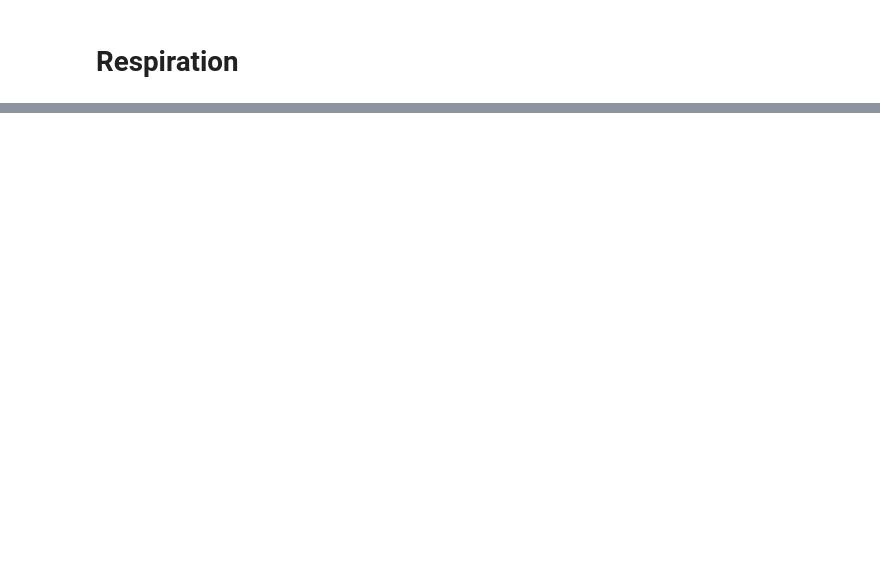
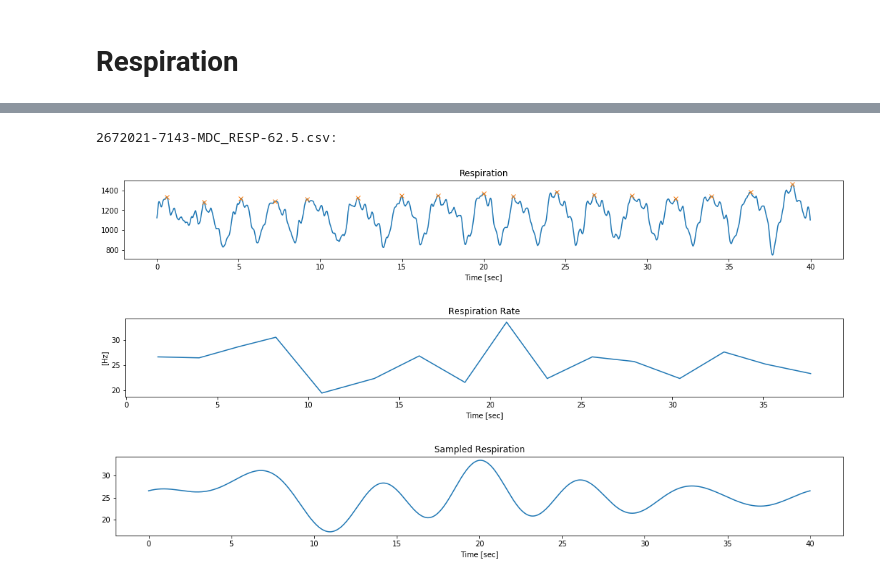
Before and after one commit to aliabufoul/SLDS, a Jupyter notebook: respiration.ipynb, the cells around one changed output, grey strips where cells are left out. Drawn from its saved outputs; the diff is of its cells as text; code cells hidden in the pictures; blank space fills up the shorter version.

```diff
--- a/respiration.ipynb
+++ b/respiration.ipynb
@@ -9,20 +10,2 @@ from scipy.signal import find_peaks
 import os
 from operator import itemgetter
-# %%
-t = np.arange(0, 5, 0.016)
-size = len(t)
-#print(size)
-resp = []
-for filename in os.listdir('samples'):
-    if "MDC_RESP-62.5" in filename:
-        print(filename+':')
-        with open('samples/'+filename, 'r') as f:
-            reader = csv.reader(f)
-            for row in reader:
-                resp.append(float(row[1]))
-            #print(resp[:size])
-            plt.plot(t,resp[:size])
-            plt.title('Respiration')
-            plt.xlabel('Time [sec]')
-            plt.show()
-            resp = []
@@ -42,0 +12,54 @@ for filename in os.listdir('samples'):
+# %%
+START_POINT=0
+END_POINT=40 # must be even number
+t = np.arange(START_POINT, END_POINT, 0.016)
+F = 1000
+
+resp = []
+rr_list = []
+for filename in os.listdir('samples'):
+    if "MDC_RESP-62.5" in filename:
+        print(filename+':')
+        with open('samples/'+filename, 'r') as f:
+            reader = csv.reader(f)
+            for row in reader:
+                resp.append(float(row[1]))
+
+            resp_small = np.array(resp[(int)(START_POINT*62.5):(int)(END_POINT*62.5)])
+            peaks,_=find_peaks(resp_small, distance=90, height=1200)
+            peaks_sec = (peaks + START_POINT*62.5) * 0.016
+
+            plt.figure(figsize=(18, 2))
+            plt.plot(t,resp_small)
+            plt.plot(peaks_sec, resp_small[peaks], "x")
+            plt.title('Respiration')
+            plt.xlabel('Time [sec]')
+            plt.show()
+
+            diffs = np.diff(peaks_sec)
+            peaks_sec = peaks_sec[:len(diffs)]+diffs/2
+            rr = 60/diffs
+
+            plt.figure(figsize=(18, 2))
+            plt.plot(peaks_sec,rr)
+            plt.title('Respiration Rate')
+            plt.xlabel('Time [sec]')
+            plt.ylabel('[Hz]')
+            plt.show()
+
+            sampled_resp = signal.resample(rr, F*(END_POINT-START_POINT))
+            sampled_t = np.arange(START_POINT, END_POINT, 1/F)
+
+            plt.figure(figsize=(18, 2))
+            plt.plot(sampled_t,sampled_resp)
+            plt.title('Sampled Respiration')
+            plt.xlabel('Time [sec]')
+            plt.show()
+
+            rr_list.append(sampled_resp)
+            resp = []
+# %% [output]
+2672021-7143-MDC_RESP-62.5.csv:
+[figure, added]
+[figure, added]
+[figure, added]
```
Also changed, not shown: parts of 2 cells of this notebook, 4 other files.
